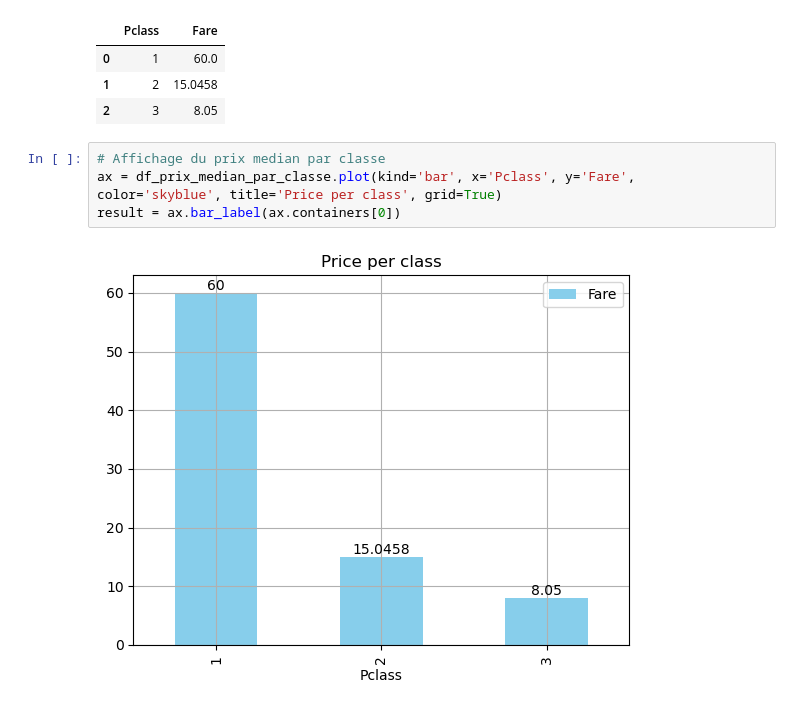
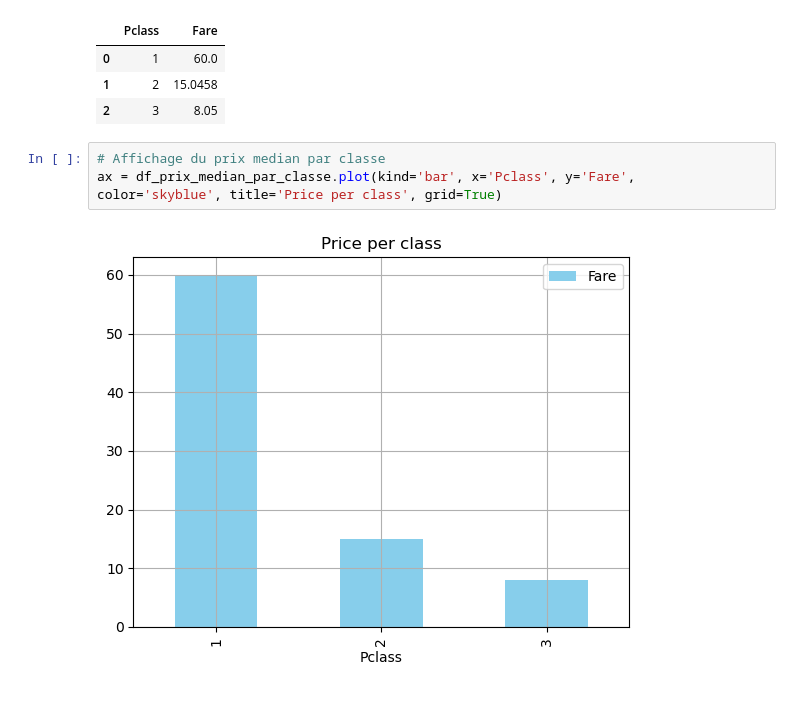
Before and after one commit to ZorroLeVrai/Python.Bureautique, a Jupyter notebook: Notebooks/Exercices/exo_15_Titanic.ipynb, the cells around one changed output. Drawn from its saved outputs; the diff is of its cells as text.

```diff
--- a/Notebooks/Exercices/exo_15_Titanic.ipynb
+++ b/Notebooks/Exercices/exo_15_Titanic.ipynb
@@ -132,9 +146,8 @@ display(df_prix_median_par_classe)
 # %%
 # Affichage du prix median par classe
 ax = df_prix_median_par_classe.plot(kind='bar', x='Pclass', y='Fare', color='skyblue', title='Price per class', grid=True)
-result = ax.bar_label(ax.containers[0])
 # %% [output]
-[figure, old version]
+[figure, new version]
 # %%
 # 9 - Quel est le pourcentage de femmes dans la liste des passagers ?
 df_passagers_par_genre = df_titanic.groupby(by='Sex').size().reset_index(name='counts') #.reset_index()
```
Also changed, not shown: parts of 9 cells of this notebook, 1 other file.
